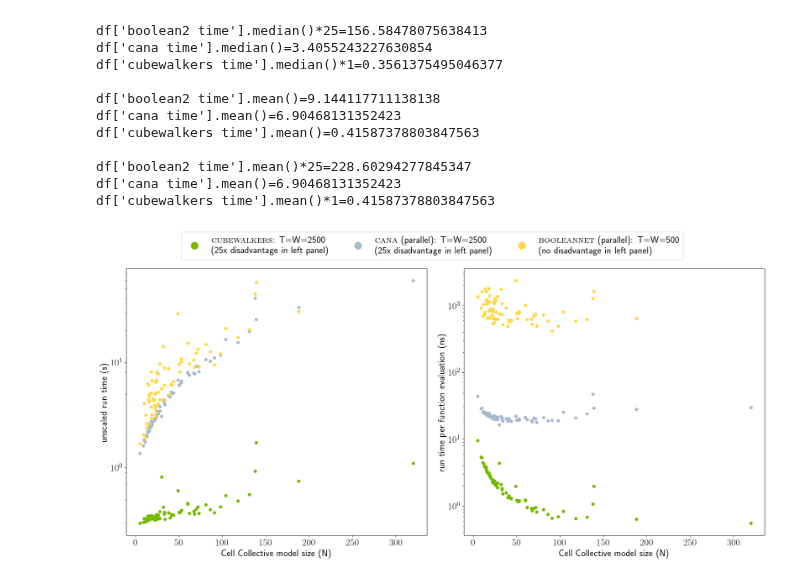
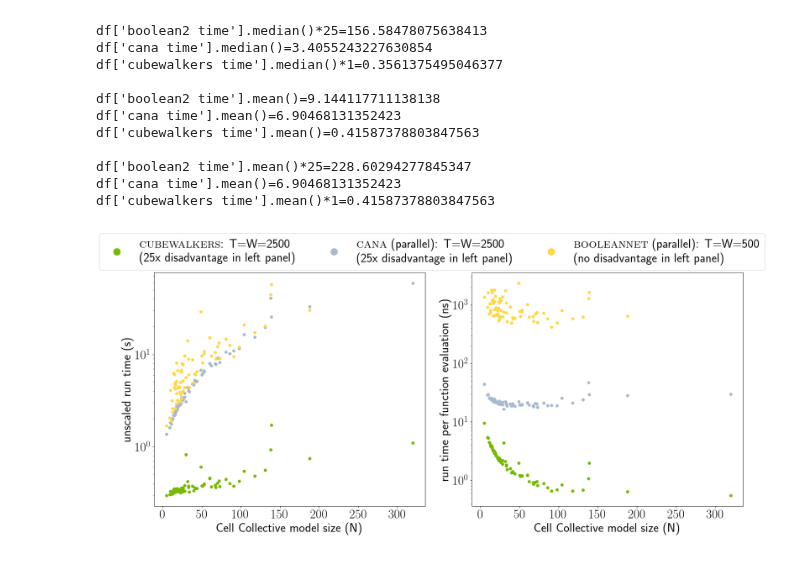
Before and after one commit to kyuhyongpark/cubewalkers-analysis, a Jupyter notebook: simple_benchmark_plots.ipynb, the cells around one changed output. Drawn from its saved outputs; the diff is of its cells as text; code cells hidden in the pictures.

Commit message:
larger fonts for benchmarks

```diff
--- a/simple_benchmark_plots.ipynb
+++ b/simple_benchmark_plots.ipynb
@@ -21,7 +21,7 @@ from matplotlib.lines import Line2D
 
 pd.options.display.max_rows = 999
 pd.options.display.max_columns = 999
-plt.rcParams.update({'font.size':20})
+plt.rcParams.update({'font.size':28})
 # %%
 df = pd.read_csv("./data/simple_benchmarks.csv")
 df
@@ -158,33 +158,33 @@ boolean2_ops = df['boolean2 timesteps']*df['boolean2 walkers']
 cana_ops = df['cana timesteps']*df['cana walkers']
 cubewalkers_ops = df['cubewalkers timesteps']*df['cubewalkers walkers']
 
 ax[0].scatter(df['model size'],df['cubewalkers time'], c='#76b900', label=f'cubewalkers: T=W=2500')
 ax[0].scatter(df['model size'],df['cana time'], c='#AABACD', label=f'cana (128 cores): T=W=2500')
 ax[0].scatter(df['model size'],df['boolean2 time'], c= '#FFD848', label=f'booleannet (128 cores): T=W=500')
 ax[0].set_yscale('log')
 ax[0].set_ylabel('unscaled run time (s)')
 ax[0].set_xlabel('Cell Collective model size (N)')
 
 ax[1].set_title(' ')
 ax[1].scatter(df['model size'],1e9*df['cubewalkers time']/cubewalkers_ops/df['model size'], c='#76b900', label='cubewalkers')
 ax[1].scatter(df['model size'],1e9*df['cana time']/cana_ops/df['model size'], c='#AABACD', label='cana')
 ax[1].scatter(df['model size'],1e9*df['boolean2 time']/boolean2_ops/df['model size'], c= '#FFD848', label='booleannet')
 ax[1].set_yscale('log')
 ax[1].set_ylabel('run time per function evaluation (ns)')
 ax[1].set_xlabel('Cell Collective model size (N)')
 
 fig.legend([Line2D([], [], color='#76b900', marker='o', linestyle='None',markersize=15),
             Line2D([], [], color='#AABACD', marker='o', linestyle='None',markersize=15),
             Line2D([], [], color='#FFD848', marker='o', linestyle='None',markersize=15)],
            [r"$\textsc{cubewalkers}$:"+" T=W=2500\n(25x disadvantage in left panel)",
             r"$\textsc{cana}$  (parallel):"+" T=W=2500\n(25x disadvantage in left panel)",
             r"$\textsc{booleannet}$ (parallel):"+" T=W=500\n(no disadvantage in left panel)"],
            loc='upper center',ncols=3)
 fig.tight_layout()
-plt.subplots_adjust(top=0.875)
+plt.subplots_adjust(top=0.85)
 fig.savefig('data/corrected_models/figures/benchmarks_spaceboy.png')
 fig.tight_layout() # not sure why this needs to be done twice, but without this, the legend is cut off in the pdf
-plt.subplots_adjust(top=0.875)
+plt.subplots_adjust(top=0.85)
 fig.savefig('data/corrected_models/figures/benchmarksspaceboy.pdf')
 # %% [output]
-[figure, old version]
+[figure, new version]
```
Also changed, not shown: parts of 1 cell of this notebook, 4 other files.
